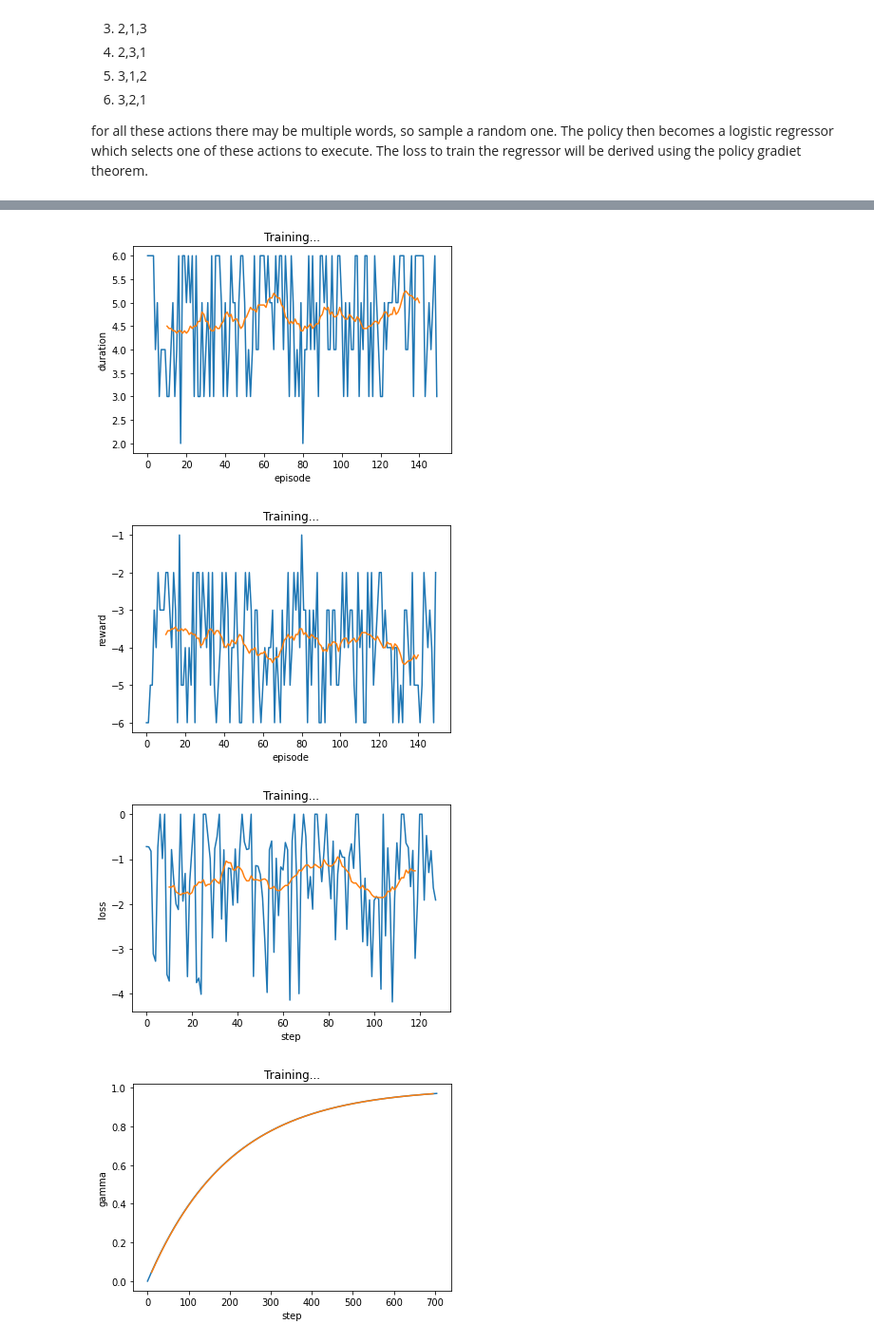
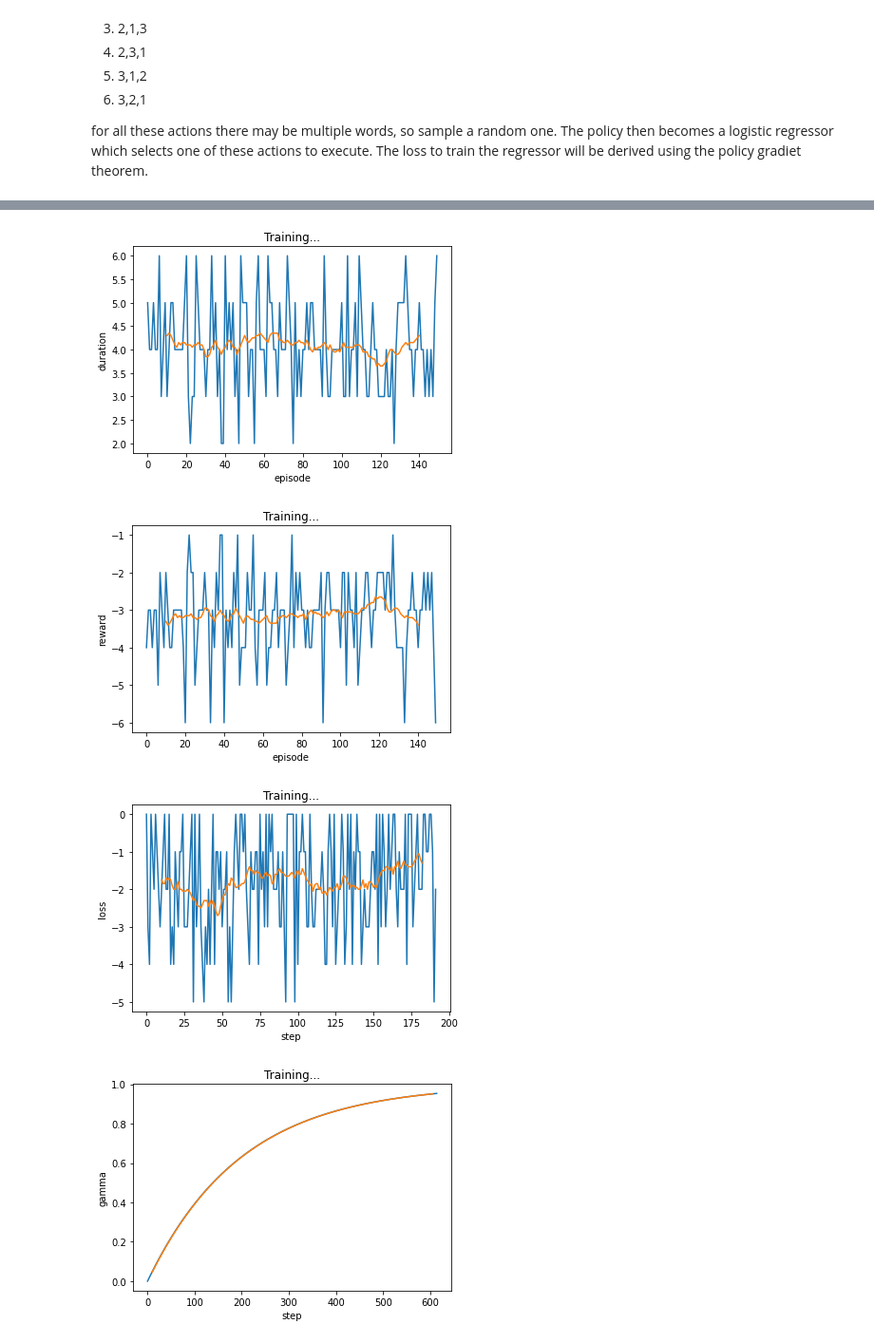
Before and after one commit to kbb29/wordle-solver, a Jupyter notebook: PolicyGradient.ipynb, the cells around one changed output, grey strips where cells are left out. Shown at 95% size. Cells and saved outputs as stored; diff of their text form; code cells hidden in the pictures.

```diff
--- a/PolicyGradient.ipynb
+++ b/PolicyGradient.ipynb
@@ -267,6 +293,7 @@ def run_experiment(model=ModelConfig(name='naive', startword=None, target_list_o
     episode_durations = []
     epsilons = []
     gammas = []
+    reward_stats = [(defaultdict(int),defaultdict(int)) for _ in range(env.num_guesses)]
 
     policy_helper = PolicyHelper(env)
 
@@ -277,17 +304,21 @@ def run_experiment(model=ModelConfig(name='naive', startword=None, target_list_o
         print('monte weights')
         print(policy_net.weights)
         print(F.softmax(policy_net.weights, dim=1))
+    elif model.name == 'avg_reward':
+        policy_net = PolicyAvgReward(env.num_guesses, len(policy_helper.actions))
     else:
         policy_net = PolicyNetNN(n_state_features, len(policy_helper.actions)).to(device)
 
-    if training.optimizer == 'rmsprop':
-        optimizer = optim.RMSprop(policy_net.parameters(), lr=training.lr)
+    if model.name == 'avg_reward':
+        optimizer = None
+    elif training.optimizer == 'rmsprop':
+            optimizer = optim.RMSprop(policy_net.parameters(), lr=training.lr)
     elif training.optimizer == 'sgd':
-        optimizer = optim.SGD(policy_net.parameters(), lr=training.lr)
+            optimizer = optim.SGD(policy_net.parameters(), lr=training.lr)
     else:
-        optimizer = optim.Adam(policy_net.parameters(), lr=training.lr)
+            optimizer = optim.Adam(policy_net.parameters(), lr=training.lr)
 
-    print(f'pn params {list(policy_net.parameters())}')
+        #print(f'pn params {list(policy_net.parameters())}')
     for i_episode in range(num_episodes):
         # Initialize the environment and state
         env.reset()
@@ -331,12 +362,14 @@ def run_experiment(model=ModelConfig(name='naive', startword=None, target_list_o
                 print(f'episode {i_episode} finished.  reward {episode_reward}  eps {eps}  gamma {GAMMA}  steps {steps_done}  memory {len(memory)}')
                 episode_rewards.append(episode_reward)
 
-                for tr in episode_memory:
+                for idx,tr in enumerate(episode_memory):
                     #print(f'pushing episode_reward {episode_reward} {episode_reward.__class__}')
                     memory.push(tr[0], tr[1], episode_reward)
                     #loss = optimize_model_single(policy_net, optimizer, tr[0], tr[1], episode_reward)
                     #losses.append(loss)
 
+                    reward_stats[idx][tr[1]]['count'] += 1
+                    reward_stats[idx][tr[1]]['total'] += episode_reward
                     episode_reward -= tr[2]
 
 
@@ -350,11 +383,21 @@ def run_experiment(model=ModelConfig(name='naive', startword=None, target_list_o
                         print('monte weights')
                         print(policy_net.weights)
                         print(F.softmax(policy_net.weights, dim=1))
+                        for rs in reward_stats:
+                            rs[0]['avg'] = rs[0]['total'] / rs[0]['count']
+                            rs[1]['avg'] = rs[1]['total'] / rs[1]['count']
+                            print(dict(rs[0]), dict(rs[1]))
+                    elif model.name == 'avg_reward':
+                        print('monte weights')
+                        print(policy_net.weights)
+                        print(F.softmax(policy_net.weights, dim=1))
+
 
                 #plot_durations()
                 break
 
     print('Complete')
+
 
     return episode_durations, episode_rewards, losses, epsilons, gammas
 
@@ -364,7 +407,7 @@ def run_experiment(model=ModelConfig(name='naive', startword=None, target_list_o
 #plt.show()
 # %%
 plot_all(*run_experiment(
-    model=ModelConfig(name='monte'),
+    model=ModelConfig(name='avg_reward'),
     num_episodes=150,
     training=TrainConfig(optimizer='sgd', lr=0.01, batch_size=32, train_interval=32, clear_memory=True),
     seed=1
@@ -389,8 +432,8 @@ episode 149 finished.  reward -2  eps [0.9, 0.05, 200]  gamma 0.970400564832108
 Complete
-[figure, old version]
+[figure, new version]
-[figure, old version]
+[figure, new version]
-[figure, old version]
+[figure, new version]
-[figure, old version]
+[figure, new version]
 # %%
 plot_all(*run_experiment(
     model=ModelConfig(name='monte'),
```
Also changed, not shown: parts of 9 cells of this notebook.
